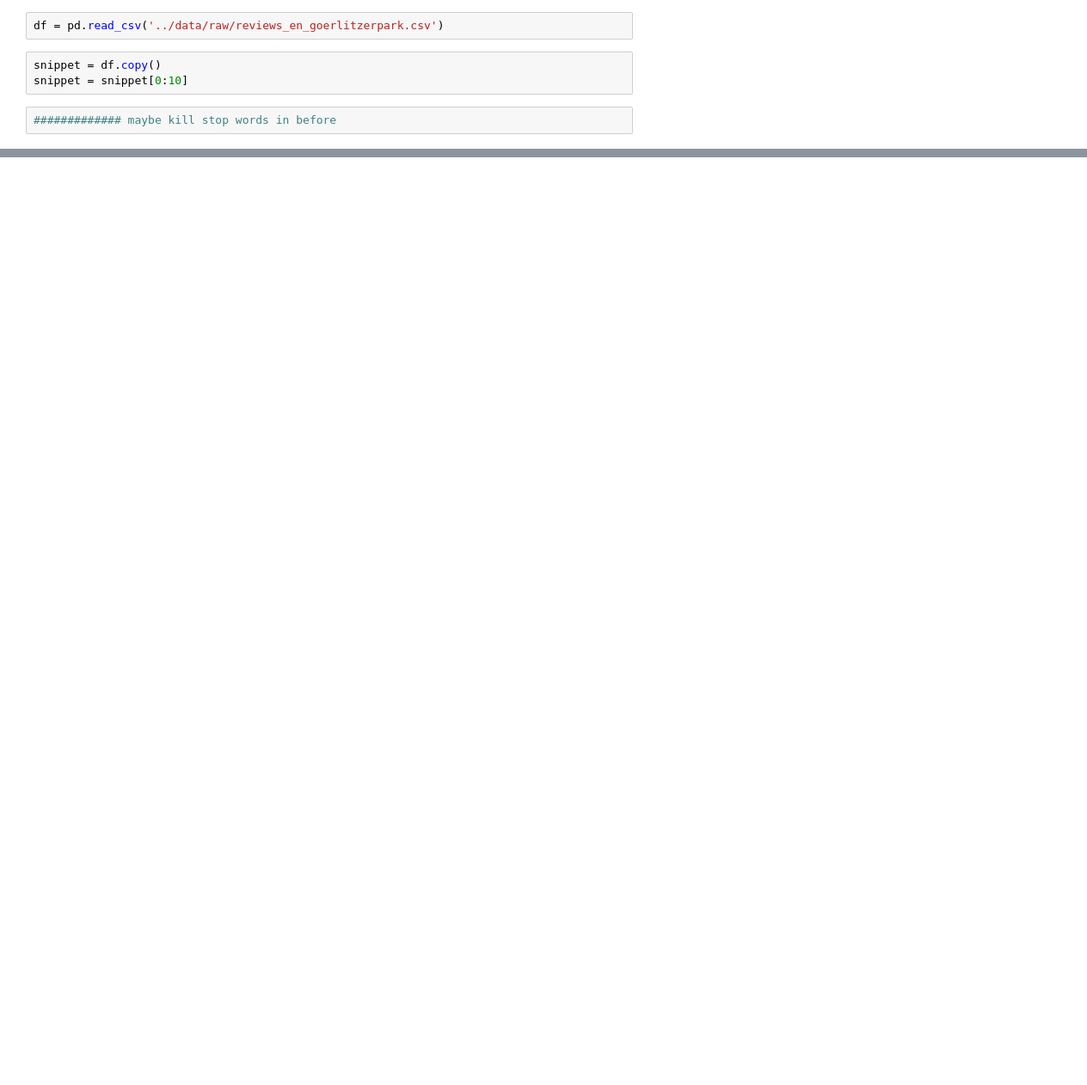
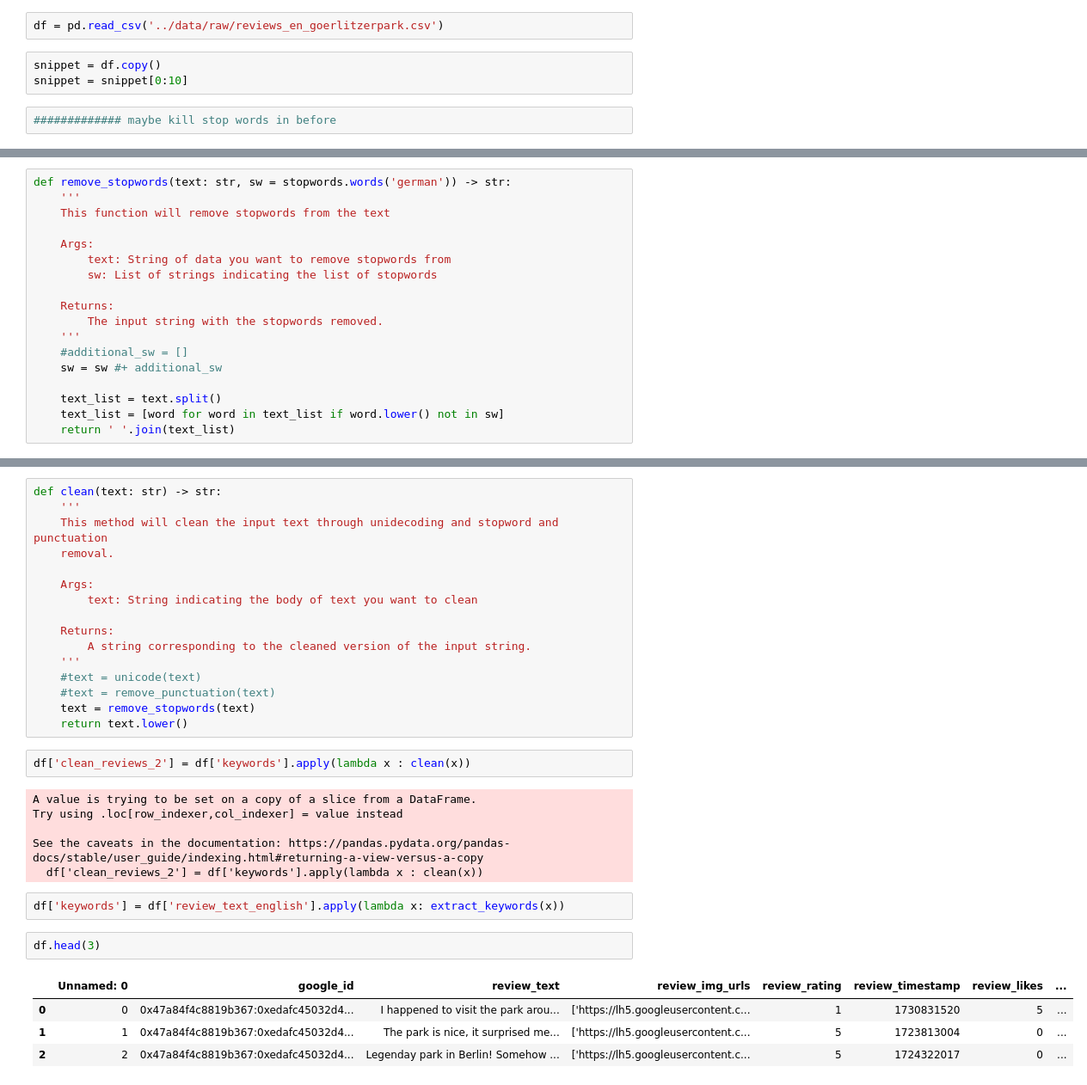
Before and after one commit to LukasKochRuchay/google_review_topic_modelling, a Jupyter notebook: notebooks/02_negextract.ipynb, the cells around one changed output, grey strips where cells are left out. Shown at 86% size. Cells and saved outputs as stored; diff of their text form; blank space fills up the shorter version.

```diff
--- a/notebooks/02_negextract.ipynb
+++ b/notebooks/02_negextract.ipynb
@@ -57,0 +61,18 @@ ast.literal_eval(snippet.keywords[0])
+# %%
+def remove_stopwords(text: str, sw = stopwords.words('german')) -> str:
+    '''
+    This function will remove stopwords from the text
+
+    Args:
+        text: String of data you want to remove stopwords from
+        sw: List of strings indicating the list of stopwords
+
+    Returns:
+        The input string with the stopwords removed.
+    '''
+    #additional_sw = []
+    sw = sw #+ additional_sw
+
+    text_list = text.split()
+    text_list = [word for word in text_list if word.lower() not in sw]
+    return ' '.join(text_list)
@@ -57,0 +105,33 @@ ast.literal_eval(snippet.keywords[0])
+# %%
+def clean(text: str) -> str:
+    '''
+    This method will clean the input text through unidecoding and stopword and punctuation
+    removal.
+
+    Args:
+        text: String indicating the body of text you want to clean
+
+    Returns:
+        A string corresponding to the cleaned version of the input string.
+    '''
+    #text = unicode(text)
+    #text = remove_punctuation(text)
+    text = remove_stopwords(text)
+    return text.lower()
+# %%
+df['clean_reviews_2'] = df['keywords'].apply(lambda x : clean(x))
+# %% [output]
+A value is trying to be set on a copy of a slice from a DataFrame.
+Try using .loc[row_indexer,col_indexer] = value instead
+
+See the caveats in the documentation: https://pandas.pydata.org/pandas-docs/stable/user_guide/indexing.html#returning-a-view-versus-a-copy
+  df['clean_reviews_2'] = df['keywords'].apply(lambda x : clean(x))
+# %%
+df['keywords'] = df['review_text_english'].apply(lambda x: extract_keywords(x))
+# %%
+df.head(3)
+# %% [output]
+|  | Unnamed: 0 | google_id | review_text | review_img_urls | review_rating | review_timestamp | review_likes | ... |
+| 0 | 0 | 0x47a84f4c8819b367:0xedafc45032d4... | I happened to visit the park arou... | ['https://lh5.googleusercontent.c... | 1 | 1730831520 | 5 | ... |
+| 1 | 1 | 0x47a84f4c8819b367:0xedafc45032d4... | The park is nice, it surprised me... | ['https://lh5.googleusercontent.c... | 5 | 1723813004 | 0 | ... |
+| 2 | 2 | 0x47a84f4c8819b367:0xedafc45032d4... | Legenday park in Berlin! Somehow ... | ['https://lh5.googleusercontent.c... | 5 | 1724322017 | 0 | ... |
```
Also changed, not shown: parts of 15 cells of this notebook, 2 other files.
